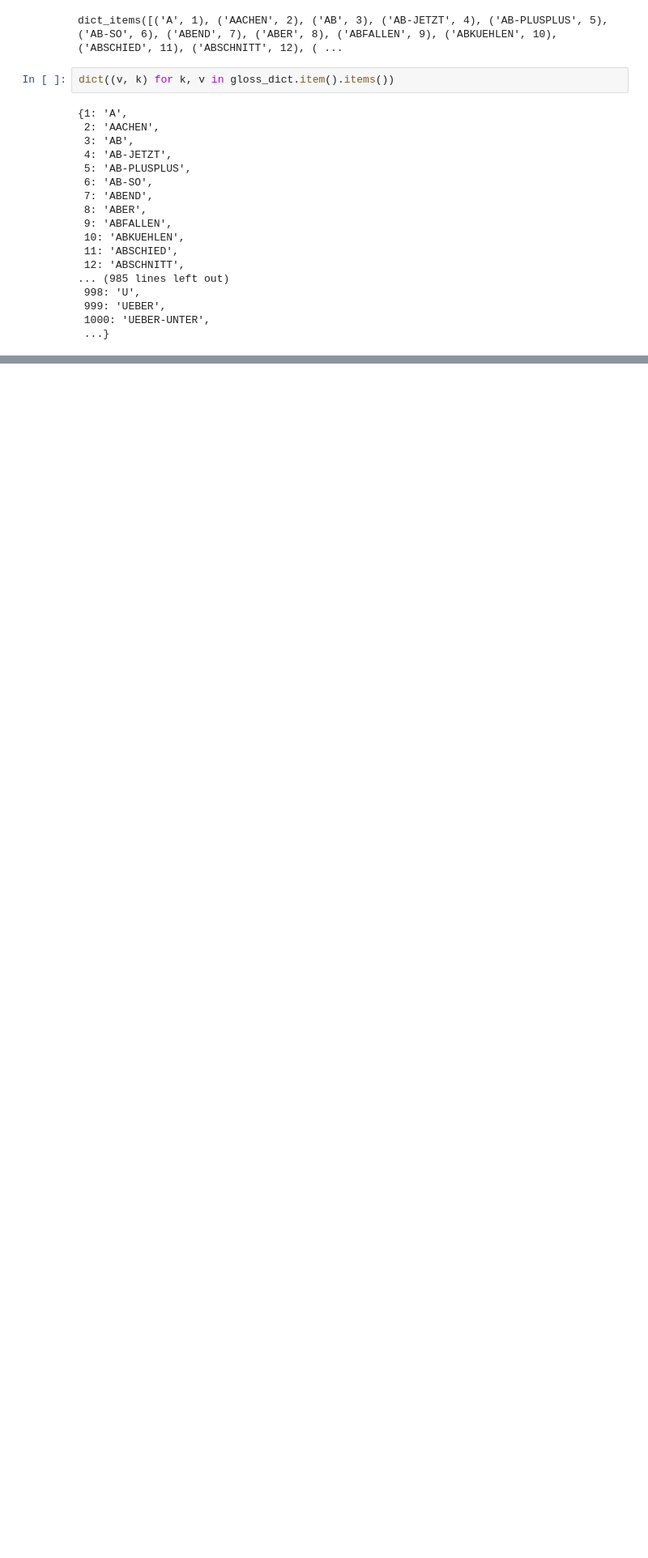
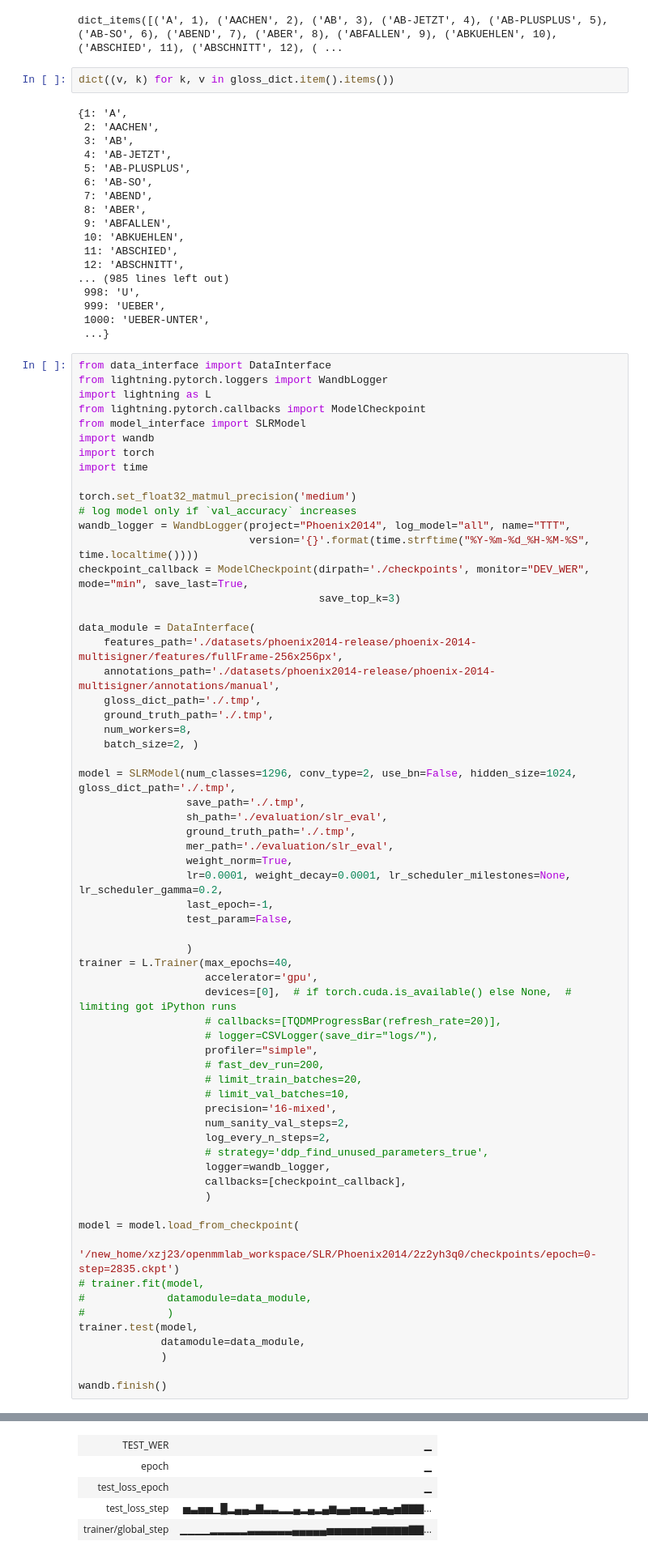
Before and after one commit to hsuzjx/SLRT, a Jupyter notebook: Test.ipynb, the cells around one changed output, grey strips where cells are left out. Shown at 81% size. Saved outputs shown, nothing was run; the diff lists cells and outputs as text; blank space fills up the shorter version.

```diff
--- a/Test.ipynb
+++ b/Test.ipynb
@@ -514,3 +515,67 @@ dict((v, k) for k, v in gloss_dict.item().items())
  999: 'UEBER',
  1000: 'UEBER-UNTER',
  ...}
+# %%
+from data_interface import DataInterface
+from lightning.pytorch.loggers import WandbLogger
+import lightning as L
+from lightning.pytorch.callbacks import ModelCheckpoint
+from model_interface import SLRModel
+import wandb
+import torch
+import time
+
+torch.set_float32_matmul_precision('medium')
+# log model only if `val_accuracy` increases
+wandb_logger = WandbLogger(project="Phoenix2014", log_model="all", name="TTT",
+                           version='{}'.format(time.strftime("%Y-%m-%d_%H-%M-%S", time.localtime())))
+checkpoint_callback = ModelCheckpoint(dirpath='./checkpoints', monitor="DEV_WER", mode="min", save_last=True,
+                                      save_top_k=3)
+
+data_module = DataInterface(
+    features_path='./datasets/phoenix2014-release/phoenix-2014-multisigner/features/fullFrame-256x256px',
+    annotations_path='./datasets/phoenix2014-release/phoenix-2014-multisigner/annotations/manual',
+    gloss_dict_path='./.tmp',
+    ground_truth_path='./.tmp',
+    num_workers=8,
+    batch_size=2, )
+
+model = SLRModel(num_classes=1296, conv_type=2, use_bn=False, hidden_size=1024, gloss_dict_path='./.tmp',
+                 save_path='./.tmp',
+                 sh_path='./evaluation/slr_eval',
+                 ground_truth_path='./.tmp',
+                 mer_path='./evaluation/slr_eval',
+                 weight_norm=True,
+                 lr=0.0001, weight_decay=0.0001, lr_scheduler_milestones=None, lr_scheduler_gamma=0.2,
+                 last_epoch=-1,
+                 test_param=False,
+
+                 )
+trainer = L.Trainer(max_epochs=40,
+                    accelerator='gpu',
+                    devices=[0],  # if torch.cuda.is_available() else None,  # limiting got iPython runs
+                    # callbacks=[TQDMProgressBar(refresh_rate=20)],
+                    # logger=CSVLogger(save_dir="logs/"),
+                    profiler="simple",
+                    # fast_dev_run=200,
+                    # limit_train_batches=20,
+                    # limit_val_batches=10,
+                    precision='16-mixed',
+                    num_sanity_val_steps=2,
+                    log_every_n_steps=2,
+                    # strategy='ddp_find_unused_parameters_true',
+                    logger=wandb_logger,
+                    callbacks=[checkpoint_callback],
+                    )
+
+model = model.load_from_checkpoint(
+    '/new_home/xzj23/openmmlab_workspace/SLR/Phoenix2014/2z2yh3q0/checkpoints/epoch=0-step=2835.ckpt')
+# trainer.fit(model,
+#             datamodule=data_module,
+#             )
+trainer.test(model,
+             datamodule=data_module,
+             )
+
+wandb.finish()
+# %% [output]
@@ -516,0 +613,5 @@ dict((v, k) for k, v in gloss_dict.item().items())
+| TEST_WER | ▁ |
+| epoch | ▁ |
+| test_loss_epoch | ▁ |
+| test_loss_step | ▅▃▅▅▁█▂▄▄▃▇▃▃▂▂▄▂▄▂▄▆▄▄▅▅▂▄▅▄▅▇▇▇... |
+| trainer/global_step | ▁▁▁▁▂▂▂▂▂▃▃▃▃▃▃▄▄▄▄▄▅▅▅▅▅▅▆▆▆▆▆▇▇... |
```
Also changed, not shown: parts of 27 cells of this notebook, 6 other files.
